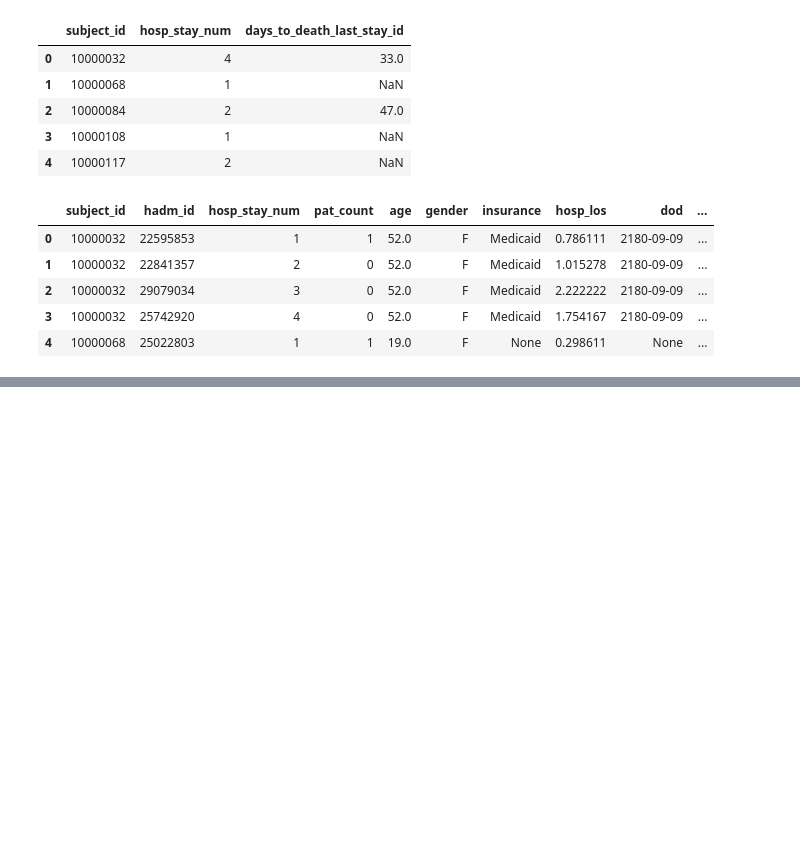
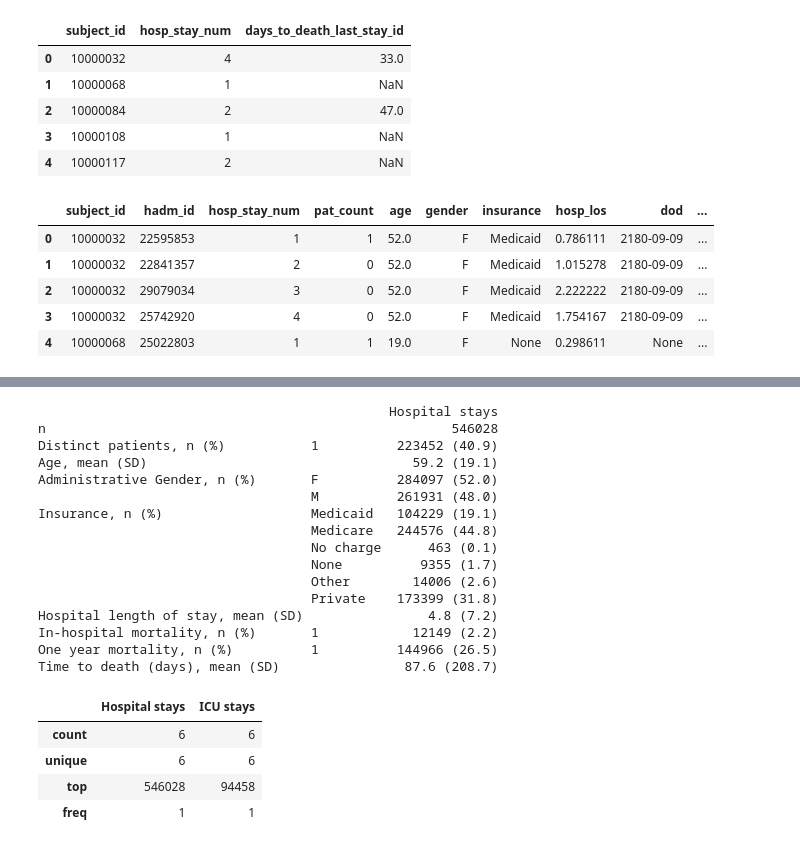
Before and after one commit to aah-41350/MHIA123-Project, a Jupyter notebook: mimic-project/pynotebook.ipynb, the cells around one changed output, grey strips where cells are left out. Drawn from its saved outputs; the diff is of its cells as text; code cells hidden in the pictures; blank space fills up the shorter version.

```diff
--- a/mimic-project/pynotebook.ipynb
+++ b/mimic-project/pynotebook.ipynb
@@ -399,0 +472,36 @@ memory usage: 13.7+ MB
+# %%
+# generate latex table used in sci data paper
+tableone_for_paper = hosp_table.tableone.drop(columns='Missing').copy()
+tableone_for_paper.rename(columns={'Overall': 'Hospital stays'}, inplace=True)
+
+print(tableone_for_paper)
+
+tableone_for_paper = tableone_for_paper.merge(
+    icu_table.tableone.drop(columns='Missing'),
+    left_index=True, right_index=True, how='inner'
+)
+tableone_for_paper.rename(columns={'Overall': 'ICU stays'}, inplace=True)
+
+tableone_for_paper.describe()
+# %% [output]
+                                             Hospital stays
+n                                                    546028
+Distinct patients, n (%)           1          223452 (40.9)
+Age, mean (SD)                                  59.2 (19.1)
+Administrative Gender, n (%)       F          284097 (52.0)
+                                   M          261931 (48.0)
+Insurance, n (%)                   Medicaid   104229 (19.1)
+                                   Medicare   244576 (44.8)
+                                   No charge      463 (0.1)
+                                   None          9355 (1.7)
+                                   Other        14006 (2.6)
+                                   Private    173399 (31.8)
+Hospital length of stay, mean (SD)                4.8 (7.2)
+In-hospital mortality, n (%)       1            12149 (2.2)
+One year mortality, n (%)          1          144966 (26.5)
+Time to death (days), mean (SD)                87.6 (208.7)
+|  | Hospital stays | ICU stays |
+| count | 6 | 6 |
+| unique | 6 | 6 |
+| top | 546028 | 94458 |
+| freq | 1 | 1 |
```
Also changed, not shown: parts of 7 cells of this notebook.
